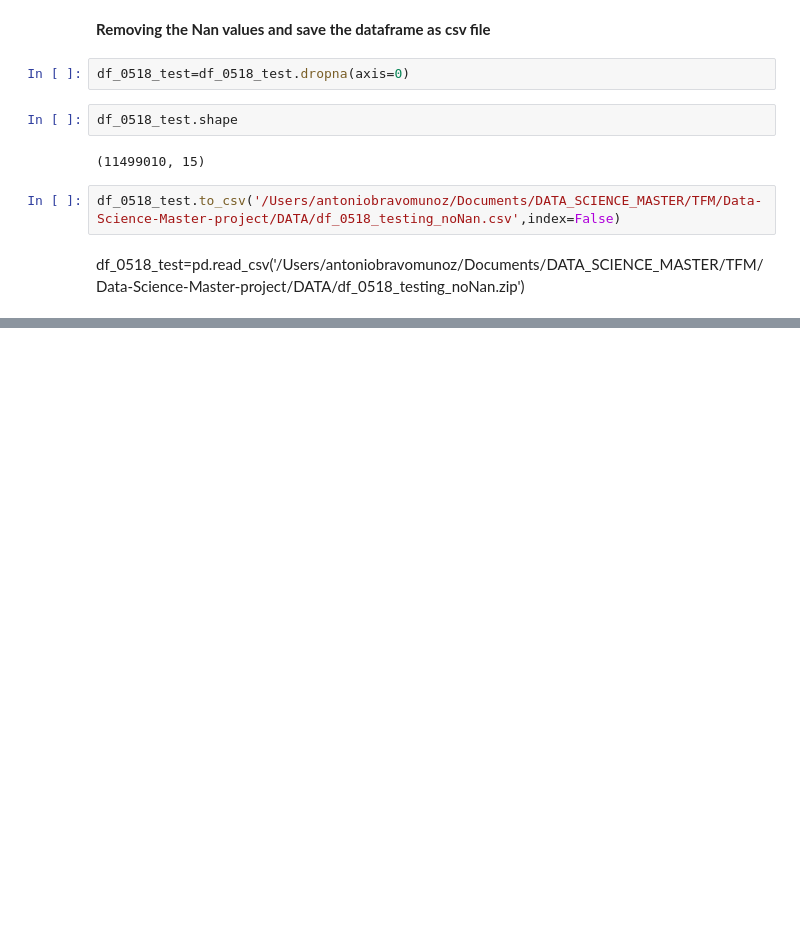
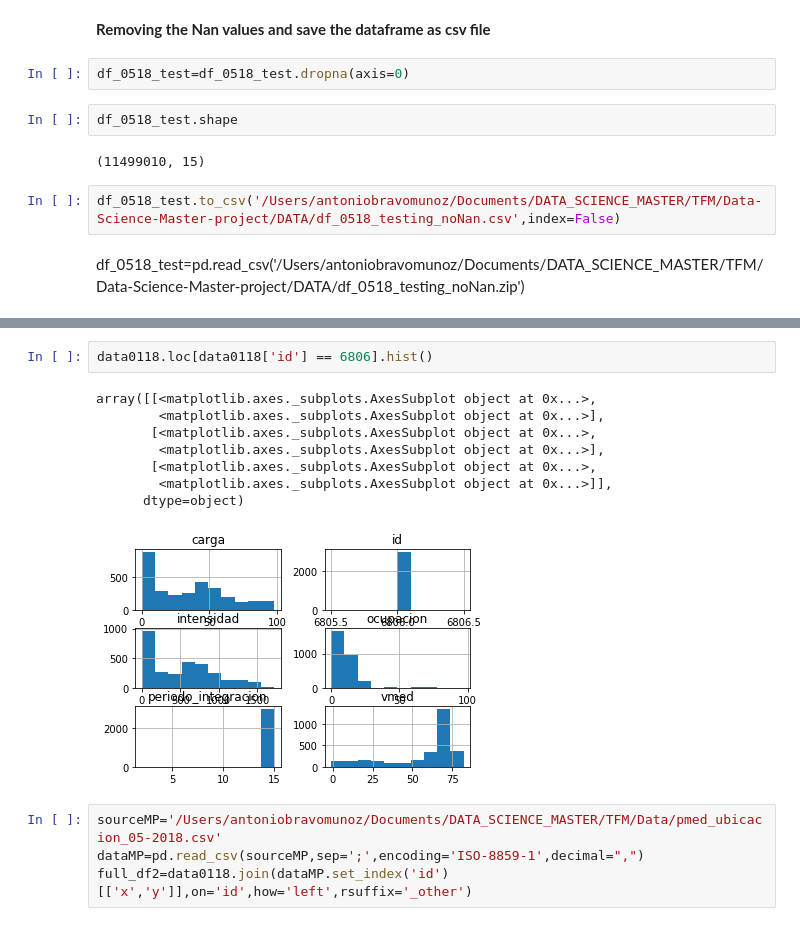
Before and after one commit to antoniobravo05/Data-Science-Master-project, a Jupyter notebook: Tests.ipynb, the cells around one changed output, grey strips where cells are left out. Cells and saved outputs as stored; diff of their text form; blank space fills up the shorter version.

Commit message:
tests with other dataset

```diff
--- a/Tests.ipynb
+++ b/Tests.ipynb
@@ -687,0 +748,15 @@ df_0518_test=pd.read_csv('/Users/antoniobravomunoz/Documents/DATA_SCIENCE_MASTER
+# %%
+data0118.loc[data0118['id'] == 6806].hist()
+# %% [output]
+array([[<matplotlib.axes._subplots.AxesSubplot object at 0x...>,
+        <matplotlib.axes._subplots.AxesSubplot object at 0x...>],
+       [<matplotlib.axes._subplots.AxesSubplot object at 0x...>,
+        <matplotlib.axes._subplots.AxesSubplot object at 0x...>],
+       [<matplotlib.axes._subplots.AxesSubplot object at 0x...>,
+        <matplotlib.axes._subplots.AxesSubplot object at 0x...>]],
+      dtype=object)
+[figure, added]
+# %%
+sourceMP='/Users/antoniobravomunoz/Documents/DATA_SCIENCE_MASTER/TFM/Data/pmed_ubicacion_05-2018.csv'
+dataMP=pd.read_csv(sourceMP,sep=';',encoding='ISO-8859-1',decimal=",")
+full_df2=data0118.join(dataMP.set_index('id')[['x','y']],on='id',how='left',rsuffix='_other')
```
Also changed, not shown: parts of 16 cells of this notebook.
